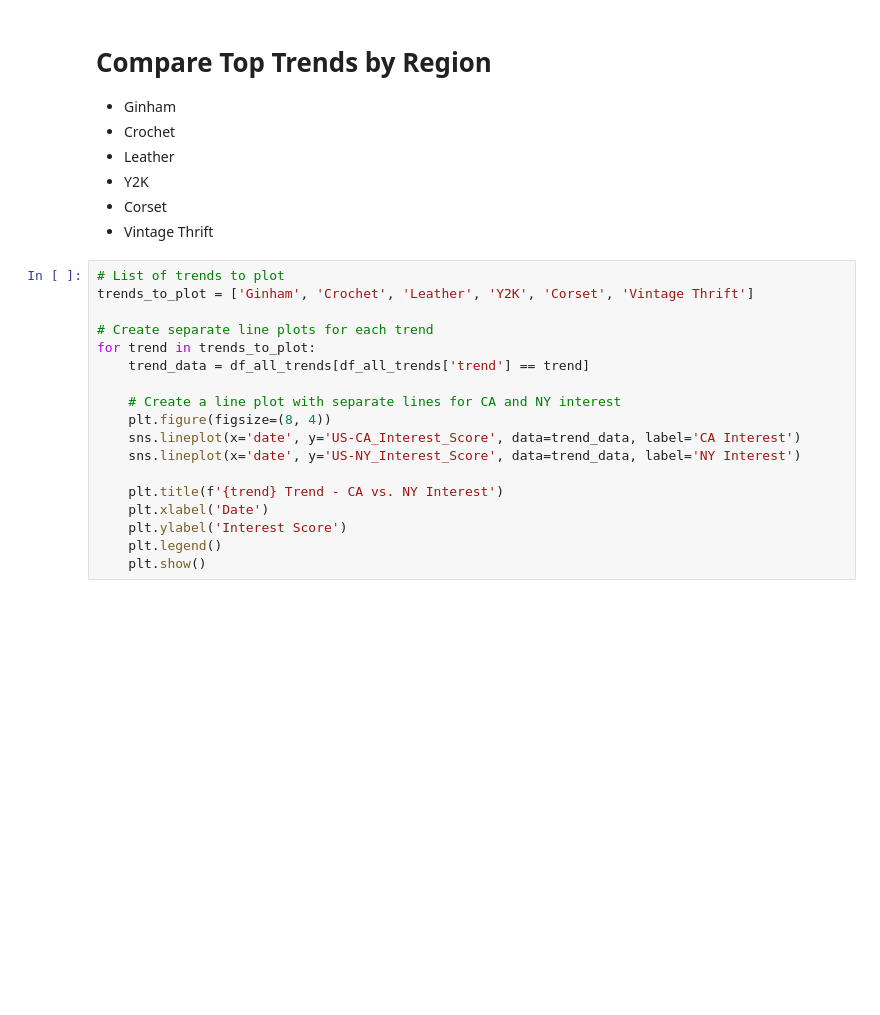
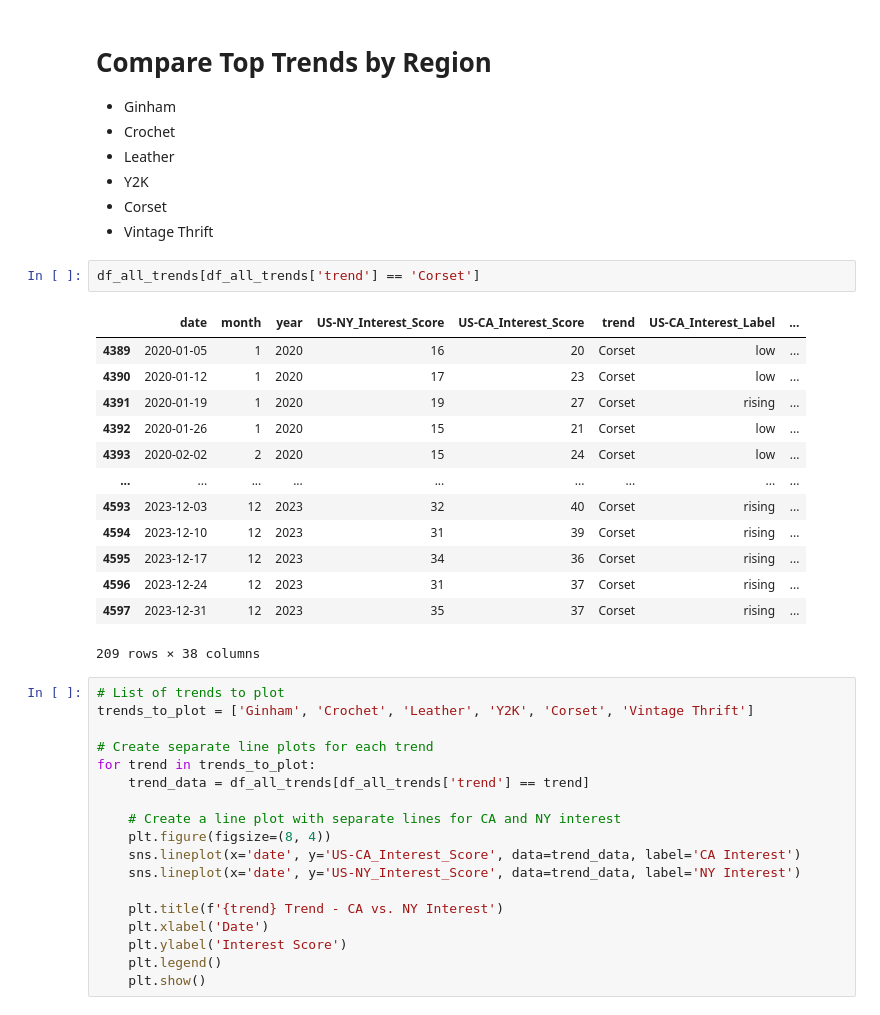
Before and after one commit to COGS108/Group011_WI24, a Jupyter notebook: EDACheckpoint_Group011_WI24.ipynb, the cells around one changed output. Drawn from its saved outputs; the diff is of its cells as text; blank space fills up the shorter version.

```diff
--- a/EDACheckpoint_Group011_WI24.ipynb
+++ b/EDACheckpoint_Group011_WI24.ipynb
@@ -477,6 +503,22 @@ NameError: name 'agg_trends' is not defined
 - Y2K
 - Corset
 - Vintage Thrift
+# %%
+df_all_trends[df_all_trends['trend'] == 'Corset']
+# %% [output]
+|  | date | month | year | US-NY_Interest_Score | US-CA_Interest_Score | trend | US-CA_Interest_Label | ... |
+| 4389 | 2020-01-05 | 1 | 2020 | 16 | 20 | Corset | low | ... |
+| 4390 | 2020-01-12 | 1 | 2020 | 17 | 23 | Corset | low | ... |
+| 4391 | 2020-01-19 | 1 | 2020 | 19 | 27 | Corset | rising | ... |
+| 4392 | 2020-01-26 | 1 | 2020 | 15 | 21 | Corset | low | ... |
+| 4393 | 2020-02-02 | 2 | 2020 | 15 | 24 | Corset | low | ... |
+| ... | ... | ... | ... | ... | ... | ... | ... | ... |
+| 4593 | 2023-12-03 | 12 | 2023 | 32 | 40 | Corset | rising | ... |
+| 4594 | 2023-12-10 | 12 | 2023 | 31 | 39 | Corset | rising | ... |
+| 4595 | 2023-12-17 | 12 | 2023 | 34 | 36 | Corset | rising | ... |
+| 4596 | 2023-12-24 | 12 | 2023 | 31 | 37 | Corset | rising | ... |
+| 4597 | 2023-12-31 | 12 | 2023 | 35 | 37 | Corset | rising | ... |
+209 rows × 38 columns
 # %%
 # List of trends to plot
 trends_to_plot = ['Ginham', 'Crochet', 'Leather', 'Y2K', 'Corset', 'Vintage Thrift']
```
Also changed, not shown: parts of 10 cells of this notebook.
